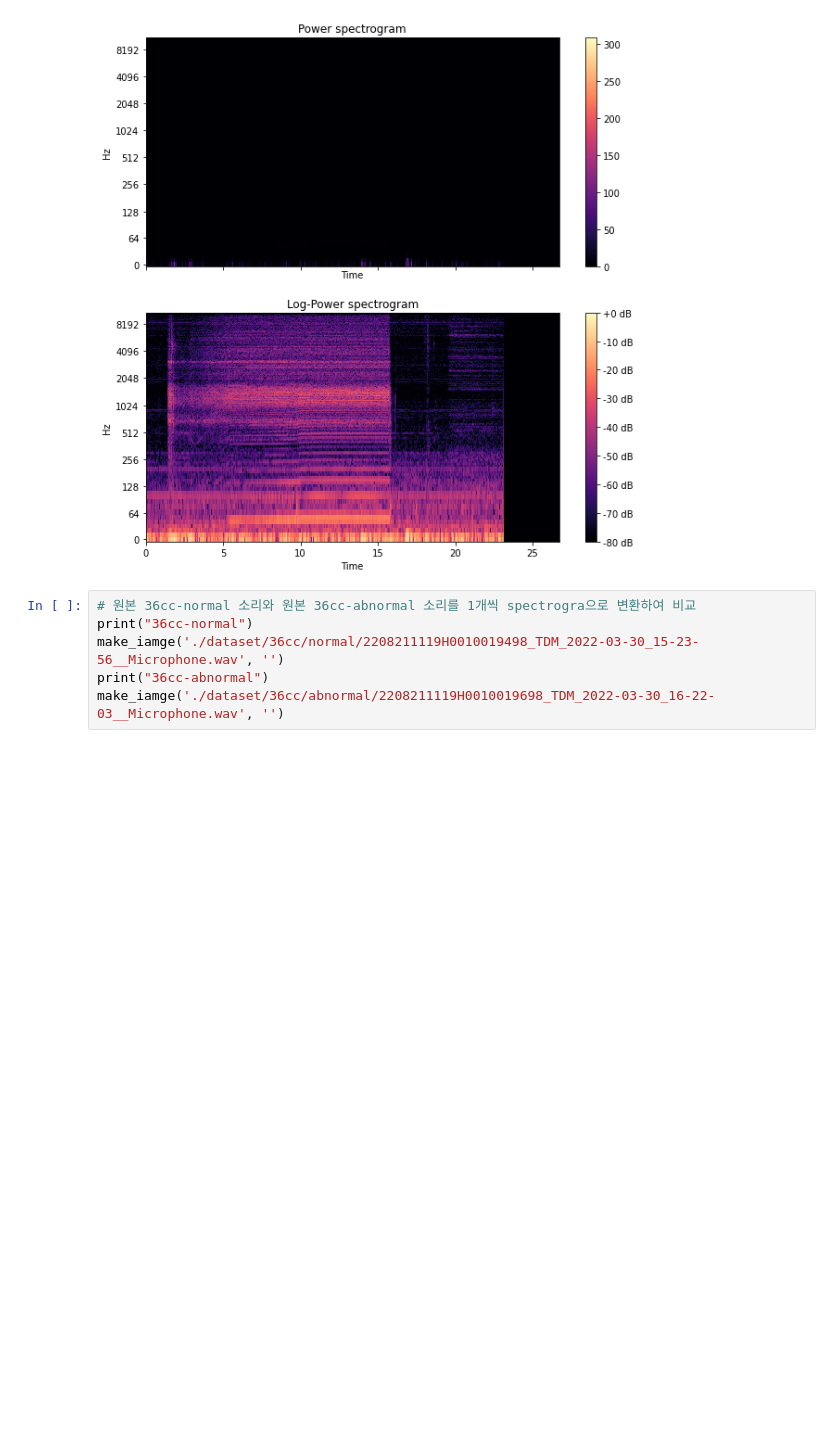
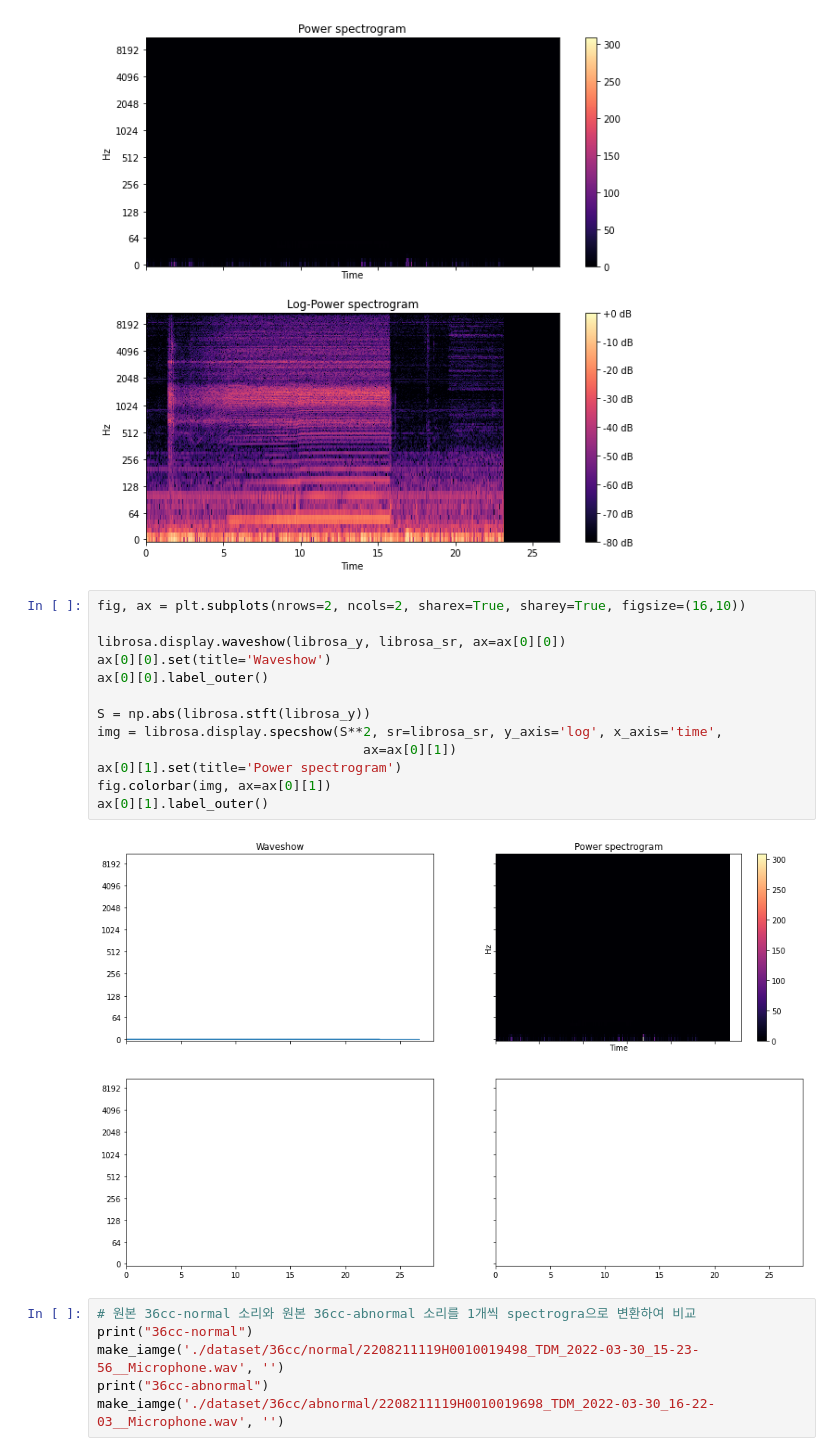
Before and after one commit to astroeye/autoencoder, a Jupyter notebook: 02_autoencoder/autoencoder_dw.ipynb, the cells around one changed output. Drawn from its saved outputs; the diff is of its cells as text; blank space fills up the shorter version.

```diff
--- a/02_autoencoder/autoencoder_dw.ipynb
+++ b/02_autoencoder/autoencoder_dw.ipynb
@@ -377,6 +377,21 @@ fig.colorbar(imgdb, ax=ax[1], format="%+2.0f dB")
 # %% [output]
 <matplotlib.colorbar.Colorbar at 0x...>
 [figure]
+# %%
+fig, ax = plt.subplots(nrows=2, ncols=2, sharex=True, sharey=True, figsize=(16,10))
+
+librosa.display.waveshow(librosa_y, librosa_sr, ax=ax[0][0])
+ax[0][0].set(title='Waveshow')
+ax[0][0].label_outer()
+
+S = np.abs(librosa.stft(librosa_y))
+img = librosa.display.specshow(S**2, sr=librosa_sr, y_axis='log', x_axis='time',
+                                  ax=ax[0][1])
+ax[0][1].set(title='Power spectrogram')
+fig.colorbar(img, ax=ax[0][1])
+ax[0][1].label_outer()
+# %% [output]
+[figure, added]
 # %%
 # 원본 36cc-normal 소리와 원본 36cc-abnormal 소리를 1개씩 spectrogra으로 변환하여 비교
 print("36cc-normal")
```
Also changed, not shown: parts of 1 cell of this notebook, 1 other file.
